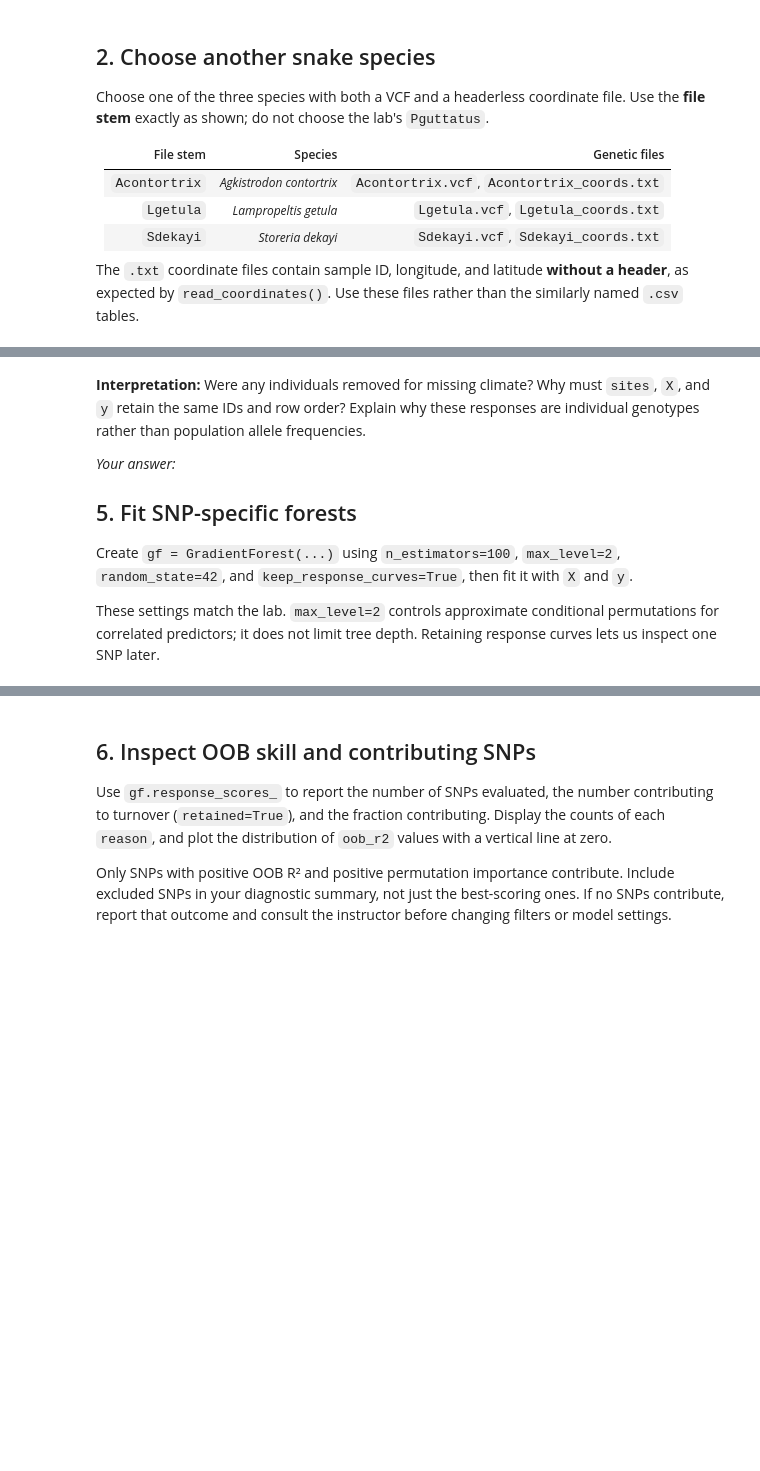
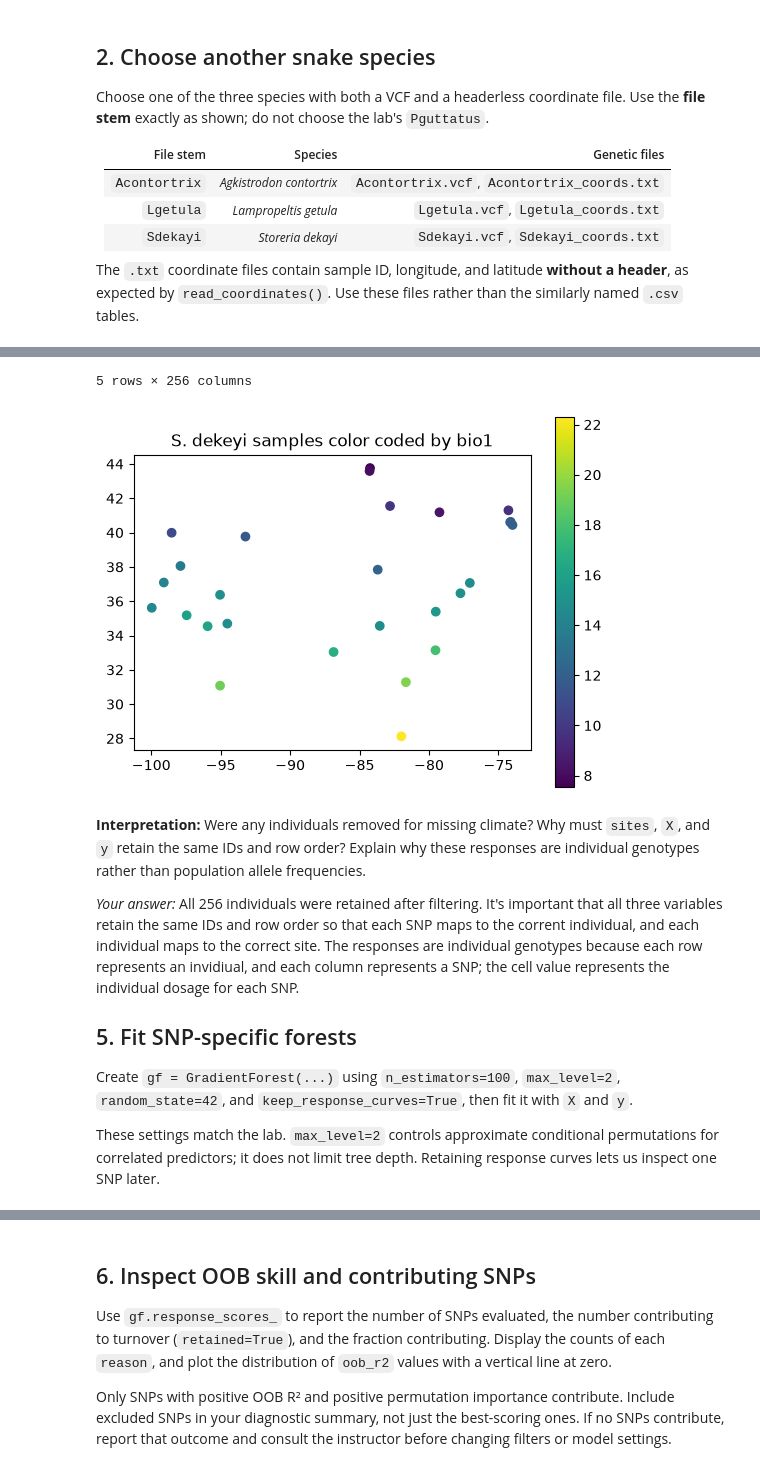
Before and after one commit to elizadstein/BIO597-SpatialBiodiversity, a Jupyter notebook: docs/assignments/Assignment-09-GradientForest.ipynb, the cells around one changed output, grey strips where cells are left out. Drawn from its saved outputs; the diff is of its cells as text; code cells hidden in the pictures; blank space fills up the shorter version.

```diff
--- a/docs/assignments/Assignment-09-GradientForest.ipynb
+++ b/docs/assignments/Assignment-09-GradientForest.ipynb
@@ -39,7 +39,7 @@ import matplotlib.pyplot as plt
 from pygf import GradientForest, read_coordinates, read_vcf, sample_environment
 
 genetics_dir = Path("/home/jovyan/shared/EasternSnakeGenetics")
-bioclim_dir = Path("/home/jovyan/shared-readwrite/bioclim")
+bioclim_dir = Path("/home/jovyan/shared/bioclim")
 # %% [markdown]
 ## 2. Choose another snake species
 
@@ -127,3 +162,7 @@ X.head()
 # %%
 # Map sites colored by X["bio1"] with a legend and species title.
+ax=sites.plot(column=X.bio1, legend=True)
+ax.set_title("S. dekeyi samples color coded by bio1")
 # Inspect y.head() to confirm that SNPs are columns and individuals are rows.
+y.head()
+# %% [output]
@@ -130,7 +176,9 @@ X.head()
+5 rows × 256 columns
+[figure, added]
 # %% [markdown]
 **Interpretation:** Were any individuals removed for missing climate? Why must `sites`, `X`, and `y` retain the same IDs and row order? Explain why these responses are individual genotypes rather than population allele frequencies.
 
-*Your answer:*
+*Your answer:* All 256 individuals were retained after filtering. It's important that all three variables retain the same IDs and row order so that each SNP maps to the corrent individual, and each individual maps to the correct site. The responses are individual genotypes because each row represents an invidiual, and each column represents a SNP; the cell value represents the individual dosage for each SNP.
 
 ## 5. Fit SNP-specific forests
 
```
Also changed, not shown: parts of 22 cells of this notebook, 11 other files.
